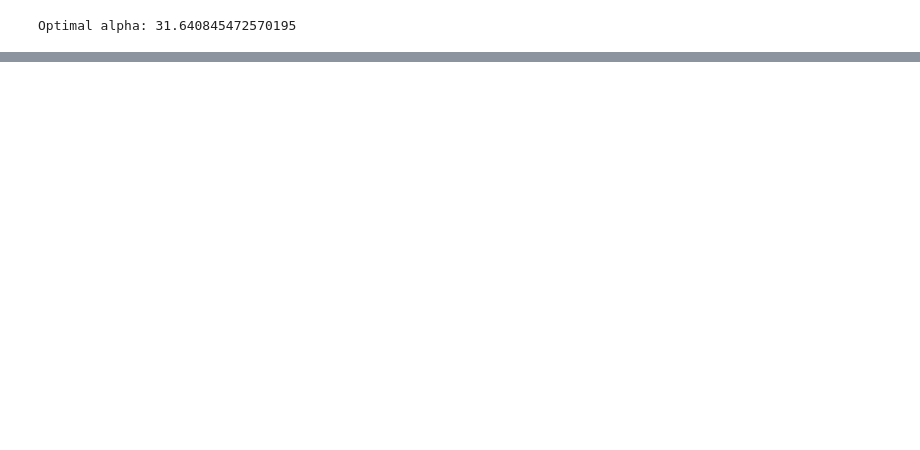
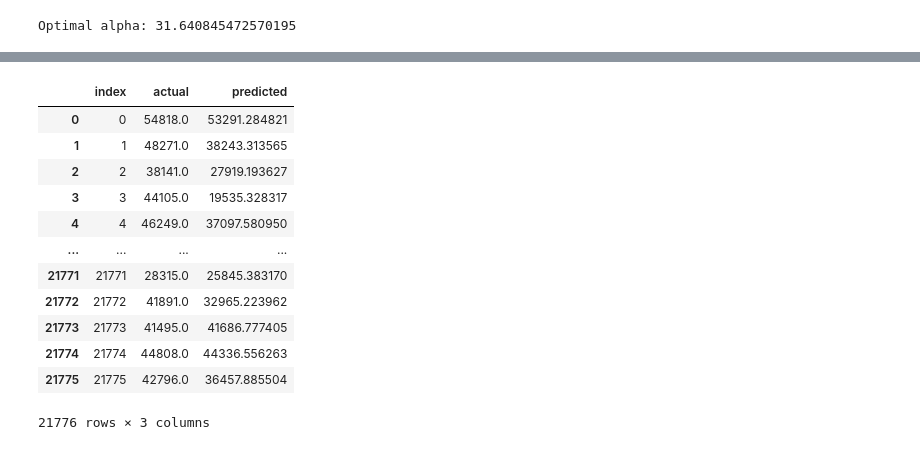
Before and after one commit to tmarchok1/DS440_project, a Jupyter notebook: model_code_travis.ipynb, the cells around one changed output, grey strips where cells are left out. Drawn from its saved outputs; the diff is of its cells as text; code cells hidden in the pictures; blank space fills up the shorter version.

```diff
--- a/model_code_travis.ipynb
+++ b/model_code_travis.ipynb
@@ -259,0 +269,30 @@ R² Score: 0.7044
+# %%
+# Convert predictions and actuals to DataFrames with matching indices
+train_results = pd.DataFrame({
+    'actual': y_train,
+    'predicted': y_train_pred
+}, index=y_train.index)
+
+test_results = pd.DataFrame({
+    'actual': y_test,
+    'predicted': y_pred
+}, index=y_test.index)
+
+
+# Combine results
+results_df = pd.concat([train_results, test_results]).sort_index().reset_index()
+results_df
+# %% [output]
+|  | index | actual | predicted |
+| 0 | 0 | 54818.0 | 53291.284821 |
+| 1 | 1 | 48271.0 | 38243.313565 |
+| 2 | 2 | 38141.0 | 27919.193627 |
+| 3 | 3 | 44105.0 | 19535.328317 |
+| 4 | 4 | 46249.0 | 37097.580950 |
+| ... | ... | ... | ... |
+| 21771 | 21771 | 28315.0 | 25845.383170 |
+| 21772 | 21772 | 41891.0 | 32965.223962 |
+| 21773 | 21773 | 41495.0 | 41686.777405 |
+| 21774 | 21774 | 44808.0 | 44336.556263 |
+| 21775 | 21775 | 42796.0 | 36457.885504 |
+21776 rows × 3 columns
```
Also changed, not shown: parts of 5 cells of this notebook, 1 other file.
